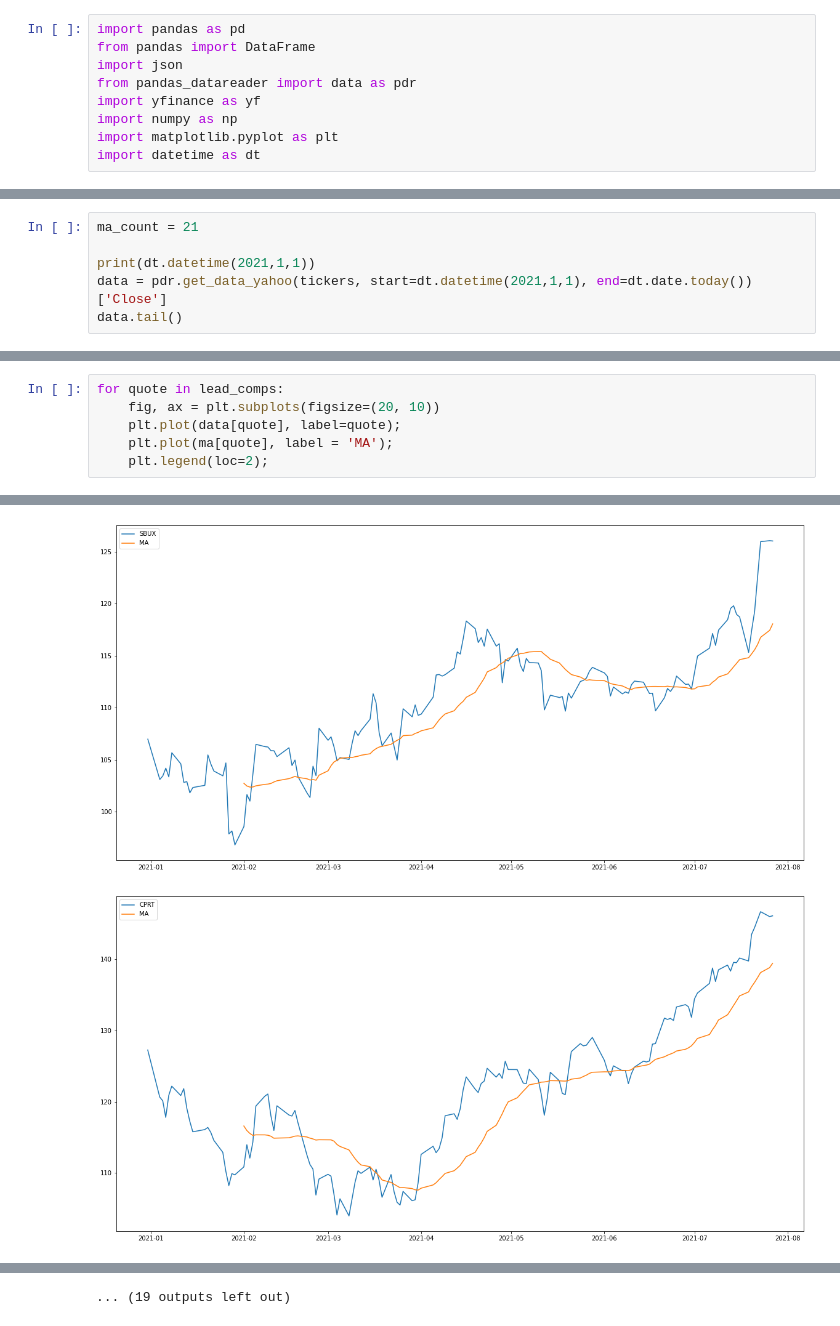
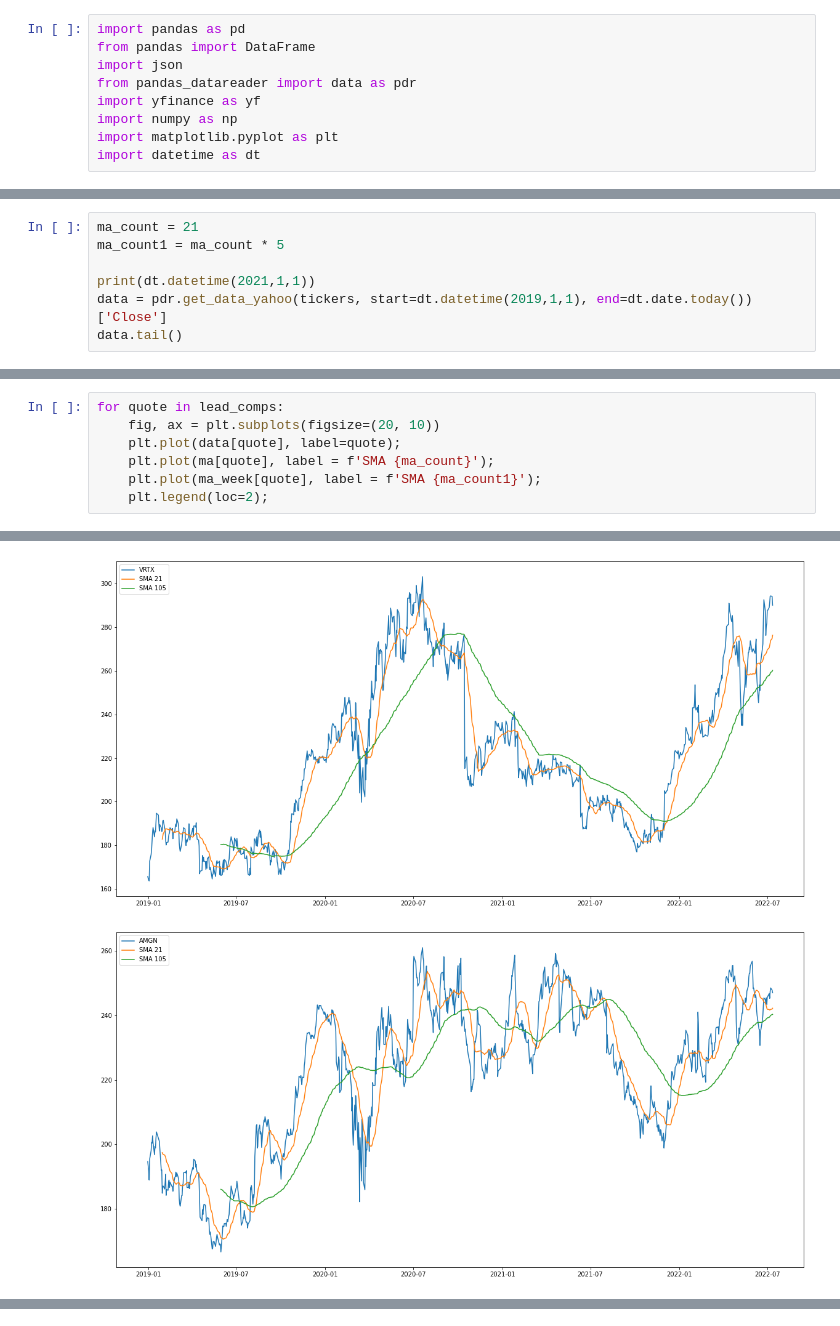
Before and after one commit to 4art/quant, a Jupyter notebook: ndx_ma.ipynb, the cells around one changed output, grey strips where cells are left out. Cells and saved outputs as stored; diff of their text form.

```diff
--- a/ndx_ma.ipynb
+++ b/ndx_ma.ipynb
@@ -58,9 +58,10 @@ df
 102 rows × 4 columns
 # %%
 ma_count = 21
+ma_count1 = ma_count * 5
 
 print(dt.datetime(2021,1,1))
-data = pdr.get_data_yahoo(tickers, start=dt.datetime(2021,1,1), end=dt.date.today())['Close']
+data = pdr.get_data_yahoo(tickers, start=dt.datetime(2019,1,1), end=dt.date.today())['Close']
 data.tail()
 # %% [output]
 2021-01-01 00:00:00
@@ -129,6 +127,7 @@ lead_comps_df
 for quote in lead_comps:
     fig, ax = plt.subplots(figsize=(20, 10))
     plt.plot(data[quote], label=quote);
-    plt.plot(ma[quote], label = 'MA');
+    plt.plot(ma[quote], label = f'SMA {ma_count}');
+    plt.plot(ma_week[quote], label = f'SMA {ma_count1}');
     plt.legend(loc=2);
 # %% [output]
@@ -136,2 +135,2 @@ for quote in lead_comps:
-[figure, old version]
+[figure, new version]
-[figure, old version]
+[figure, new version]
@@ -147 +145,0 @@ for quote in lead_comps:
-... (19 outputs left out)
```
Also changed, not shown: parts of 5 cells of this notebook, 2 other files.
